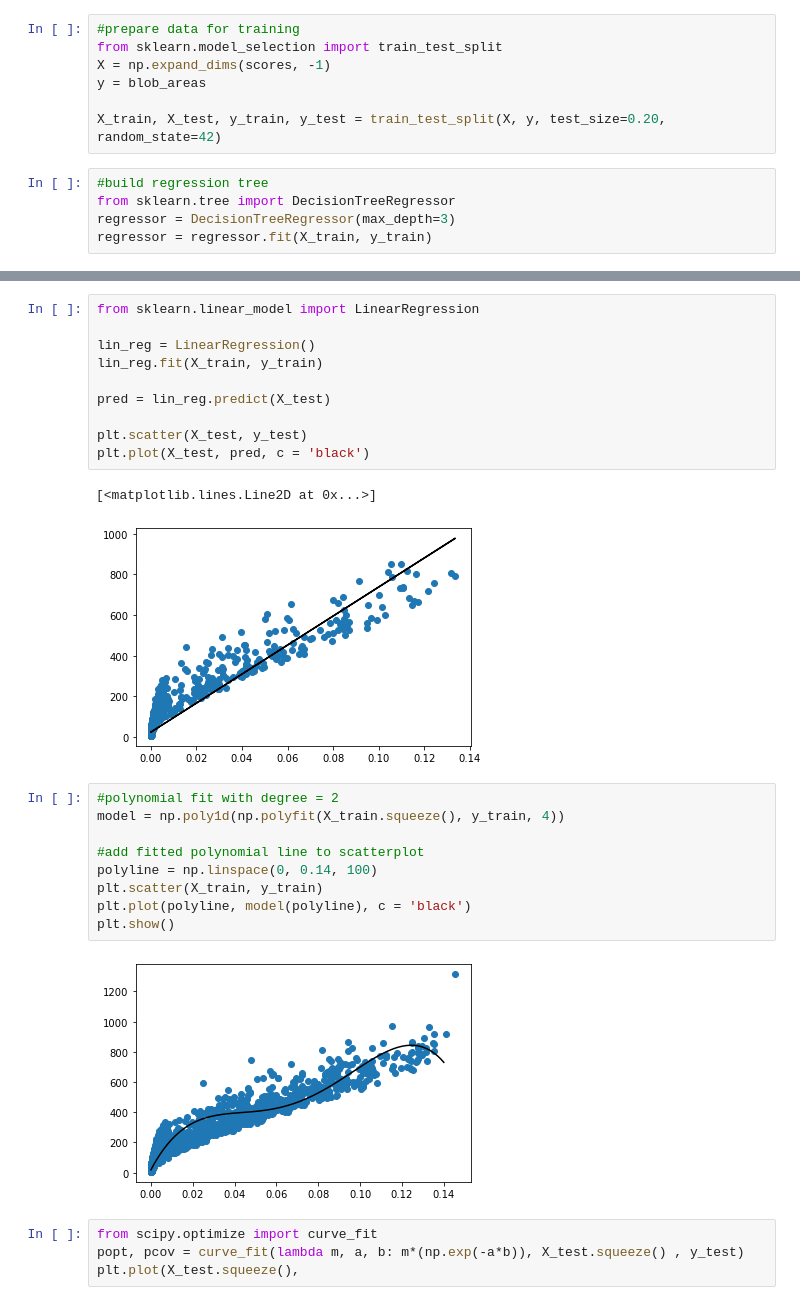
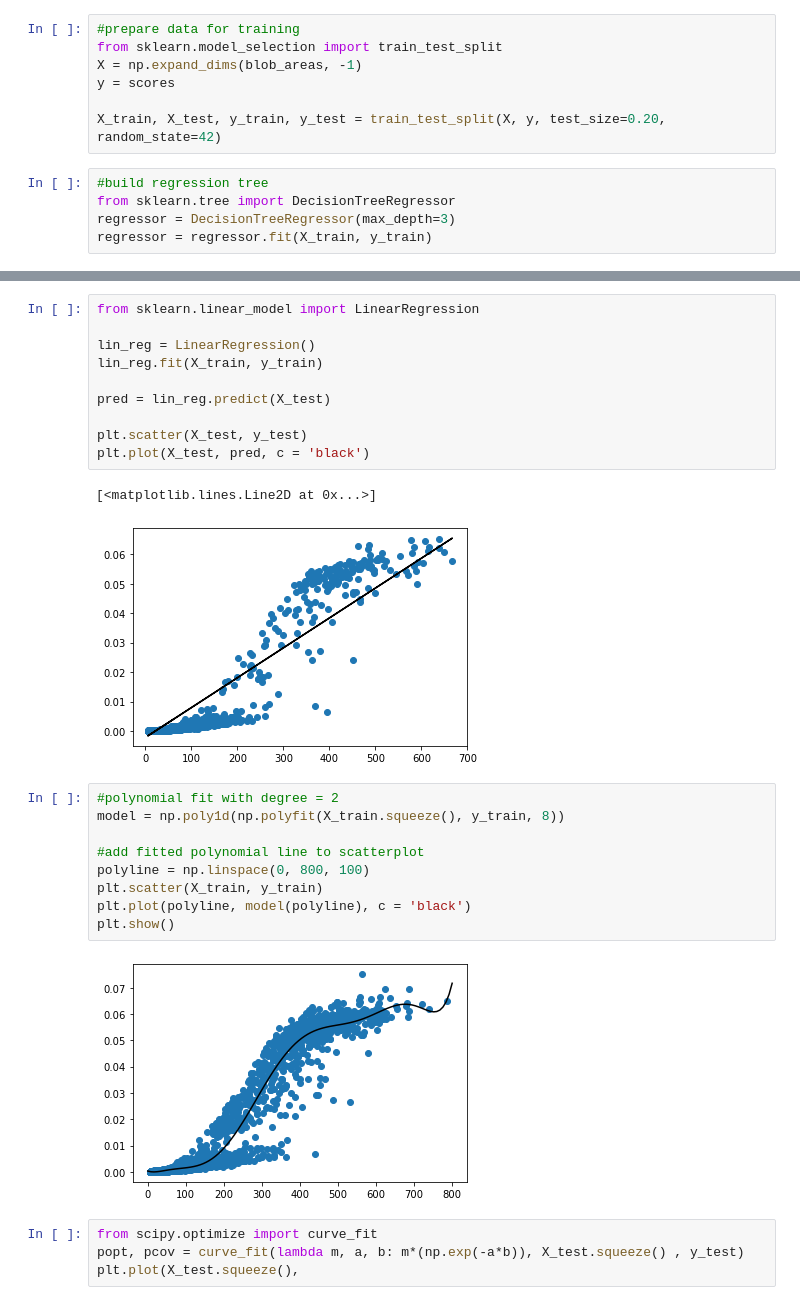
Before and after one commit to Kayzi0/ExplainBlobs, a Jupyter notebook: regression.ipynb, the cells around one changed output, grey strips where cells are left out. Saved outputs shown, nothing was run; the diff lists cells and outputs as text.

```diff
--- a/regression.ipynb
+++ b/regression.ipynb
@@ -132,8 +132,8 @@ px.scatter(data_frame=df, x = df.columns[0], y = df.columns[1])
 # %%
 #prepare data for training
 from sklearn.model_selection import train_test_split
-X = np.expand_dims(scores, -1)
-y = blob_areas
+X = np.expand_dims(blob_areas, -1)
+y = scores
 
 X_train, X_test, y_train, y_test = train_test_split(X, y, test_size=0.20, random_state=42)
 # %%
@@ -172,18 +171,18 @@ plt.scatter(X_test, y_test)
 plt.plot(X_test, pred, c = 'black')
 # %% [output]
 [<matplotlib.lines.Line2D at 0x...>]
-[figure, old version]
+[figure, new version]
 # %%
 #polynomial fit with degree = 2
-model = np.poly1d(np.polyfit(X_train.squeeze(), y_train, 4))
+model = np.poly1d(np.polyfit(X_train.squeeze(), y_train, 8))
 
 #add fitted polynomial line to scatterplot
-polyline = np.linspace(0, 0.14, 100)
+polyline = np.linspace(0, 800, 100)
 plt.scatter(X_train, y_train)
 plt.plot(polyline, model(polyline), c = 'black')
 plt.show()
 # %% [output]
-[figure, old version]
+[figure, new version]
 # %%
 from scipy.optimize import curve_fit
 popt, pcov = curve_fit(lambda m, a, b: m*(np.exp(-a*b)), X_test.squeeze() , y_test)
```
Also changed, not shown: parts of 6 cells of this notebook.
